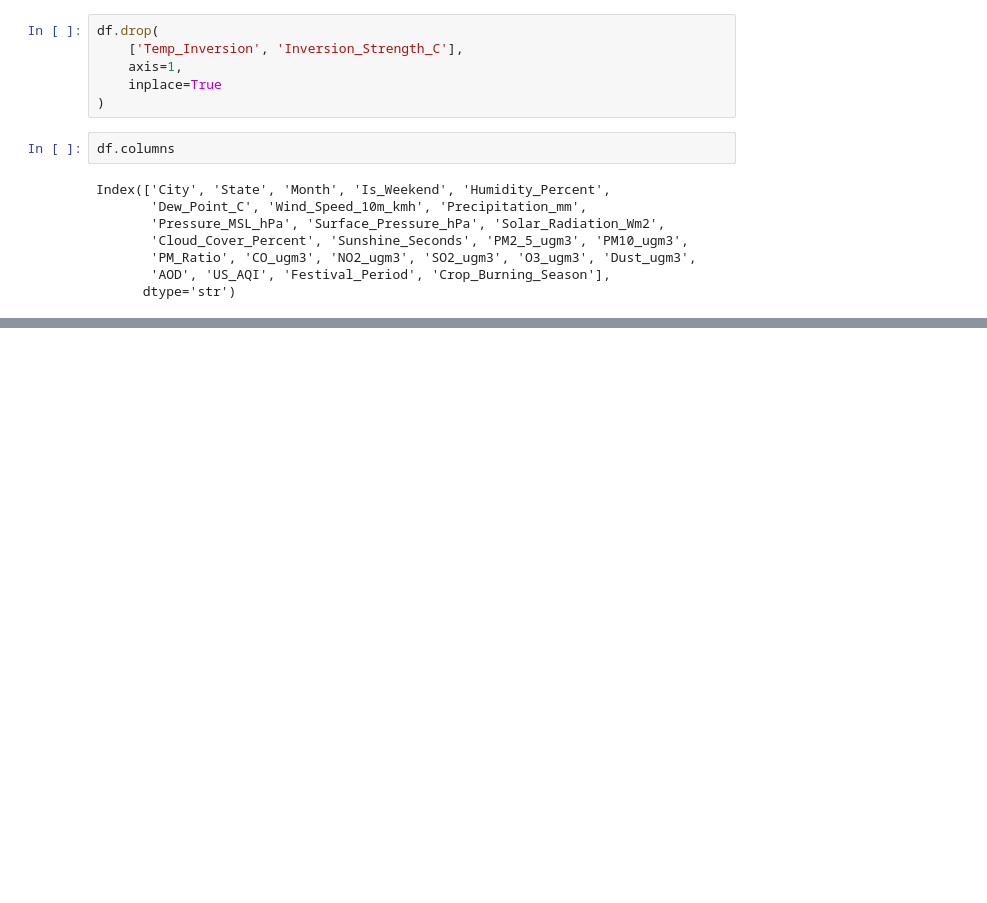
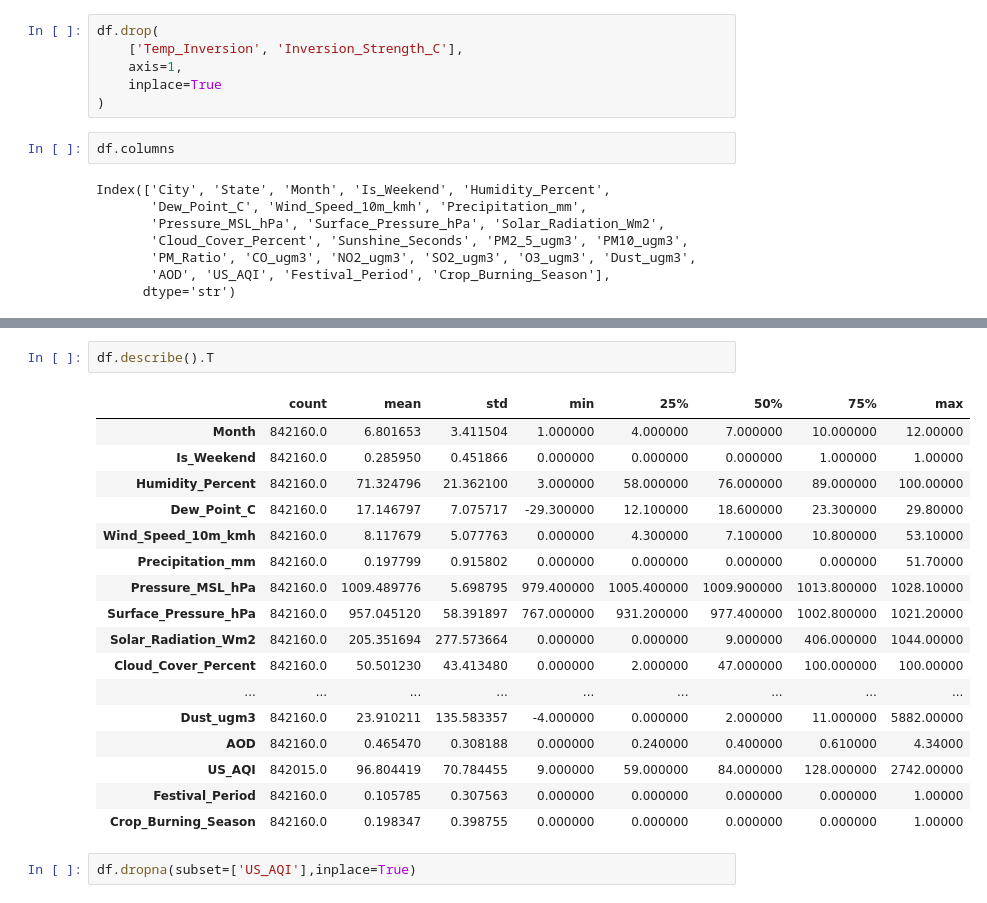
Before and after one commit to shahidk07/AirQualityPredictionSystem, a Jupyter notebook: NOTEBOOKS/EDA.ipynb, the cells around one changed output, grey strips where cells are left out. Saved outputs shown, nothing was run; the diff lists cells and outputs as text; blank space fills up the shorter version.

```diff
--- a/NOTEBOOKS/EDA.ipynb
+++ b/NOTEBOOKS/EDA.ipynb
@@ -468,0 +500,22 @@ Index(['City', 'State', 'Month', 'Is_Weekend', 'Humidity_Percent',
+# %%
+df.describe().T
+# %% [output]
+|  | count | mean | std | min | 25% | 50% | 75% | max |
+| Month | 842160.0 | 6.801653 | 3.411504 | 1.000000 | 4.000000 | 7.000000 | 10.000000 | 12.00000 |
+| Is_Weekend | 842160.0 | 0.285950 | 0.451866 | 0.000000 | 0.000000 | 0.000000 | 1.000000 | 1.00000 |
+| Humidity_Percent | 842160.0 | 71.324796 | 21.362100 | 3.000000 | 58.000000 | 76.000000 | 89.000000 | 100.00000 |
+| Dew_Point_C | 842160.0 | 17.146797 | 7.075717 | -29.300000 | 12.100000 | 18.600000 | 23.300000 | 29.80000 |
+| Wind_Speed_10m_kmh | 842160.0 | 8.117679 | 5.077763 | 0.000000 | 4.300000 | 7.100000 | 10.800000 | 53.10000 |
+| Precipitation_mm | 842160.0 | 0.197799 | 0.915802 | 0.000000 | 0.000000 | 0.000000 | 0.000000 | 51.70000 |
+| Pressure_MSL_hPa | 842160.0 | 1009.489776 | 5.698795 | 979.400000 | 1005.400000 | 1009.900000 | 1013.800000 | 1028.10000 |
+| Surface_Pressure_hPa | 842160.0 | 957.045120 | 58.391897 | 767.000000 | 931.200000 | 977.400000 | 1002.800000 | 1021.20000 |
+| Solar_Radiation_Wm2 | 842160.0 | 205.351694 | 277.573664 | 0.000000 | 0.000000 | 9.000000 | 406.000000 | 1044.00000 |
+| Cloud_Cover_Percent | 842160.0 | 50.501230 | 43.413480 | 0.000000 | 2.000000 | 47.000000 | 100.000000 | 100.00000 |
+| ... | ... | ... | ... | ... | ... | ... | ... | ... |
+| Dust_ugm3 | 842160.0 | 23.910211 | 135.583357 | -4.000000 | 0.000000 | 2.000000 | 11.000000 | 5882.00000 |
+| AOD | 842160.0 | 0.465470 | 0.308188 | 0.000000 | 0.240000 | 0.400000 | 0.610000 | 4.34000 |
+| US_AQI | 842015.0 | 96.804419 | 70.784455 | 9.000000 | 59.000000 | 84.000000 | 128.000000 | 2742.00000 |
+| Festival_Period | 842160.0 | 0.105785 | 0.307563 | 0.000000 | 0.000000 | 0.000000 | 0.000000 | 1.00000 |
+| Crop_Burning_Season | 842160.0 | 0.198347 | 0.398755 | 0.000000 | 0.000000 | 0.000000 | 0.000000 | 1.00000 |
+# %%
+df.dropna(subset=['US_AQI'],inplace=True)
```
Also changed, not shown: parts of 13 cells of this notebook, 2 other files.
